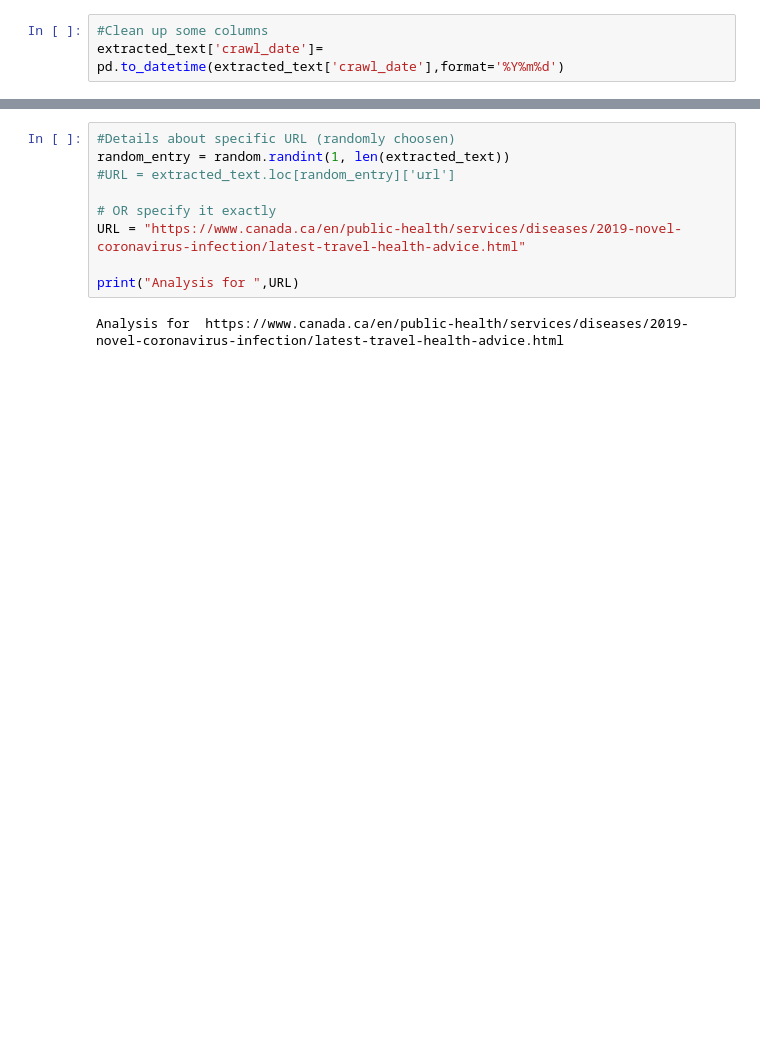
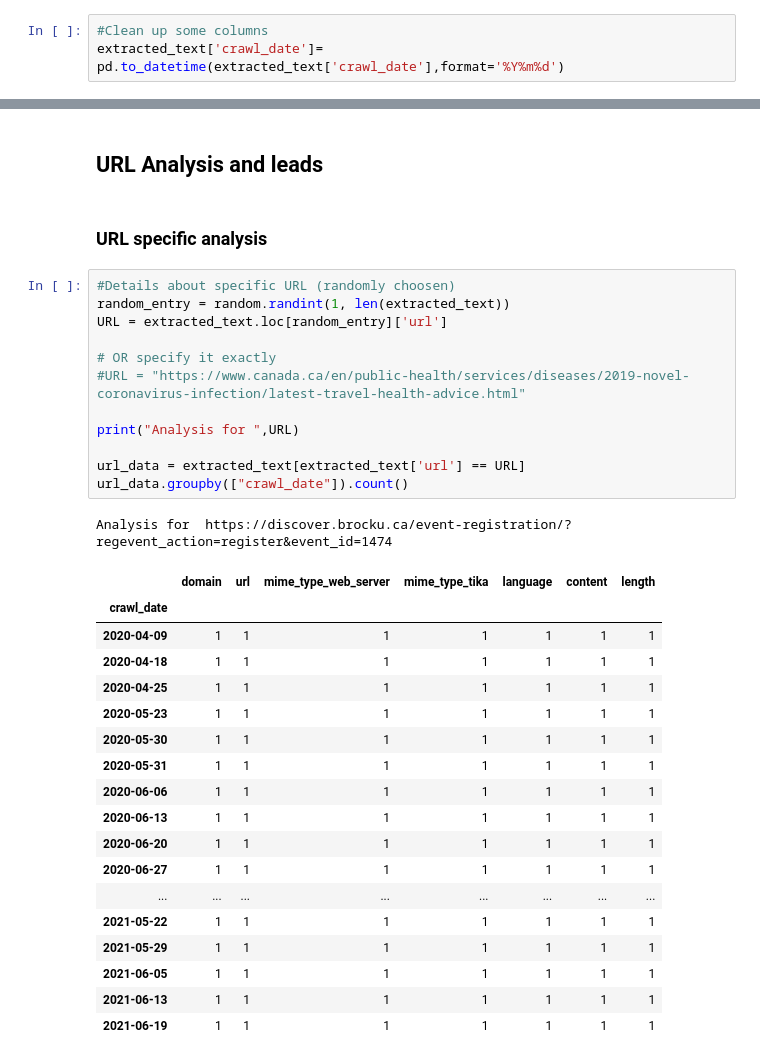
Before and after one commit to BrockDSL/ARCH_Data_Explore, a Jupyter notebook: Hackfest_Kickoff.ipynb, the cells around one changed output, grey strips where cells are left out. Cells and saved outputs as stored; diff of their text form; blank space fills up the shorter version.

Commit message:
domain and URL demos completed

```diff
--- a/Hackfest_Kickoff.ipynb
+++ b/Hackfest_Kickoff.ipynb
@@ -115,11 +151,36 @@ extracted_text['domain'].value_counts()
+# %% [markdown]
+## URL Analysis and leads
+# %% [markdown]
+### URL specific analysis
 # %%
 #Details about specific URL (randomly choosen)
 random_entry = random.randint(1, len(extracted_text))
-#URL = extracted_text.loc[random_entry]['url']
+URL = extracted_text.loc[random_entry]['url']
 
 # OR specify it exactly
-URL = "https://www.canada.ca/en/public-health/services/diseases/2019-novel-coronavirus-infection/latest-travel-health-advice.html"
+#URL = "https://www.canada.ca/en/public-health/services/diseases/2019-novel-coronavirus-infection/latest-travel-health-advice.html"
 
 print("Analysis for ",URL)
+
+url_data = extracted_text[extracted_text['url'] == URL]
+url_data.groupby(["crawl_date"]).count()
 # %% [output]
-Analysis for  https://www.canada.ca/en/public-health/services/diseases/2019-novel-coronavirus-infection/latest-travel-health-advice.html
+Analysis for  https://discover.brocku.ca/event-registration/?regevent_action=register&event_id=1474
+|  | domain | url | mime_type_web_server | mime_type_tika | language | content | length |
+| crawl_date |  |  |  |  |  |  |  |
+| 2020-04-09 | 1 | 1 | 1 | 1 | 1 | 1 | 1 |
+| 2020-04-18 | 1 | 1 | 1 | 1 | 1 | 1 | 1 |
+| 2020-04-25 | 1 | 1 | 1 | 1 | 1 | 1 | 1 |
+| 2020-05-23 | 1 | 1 | 1 | 1 | 1 | 1 | 1 |
+| 2020-05-30 | 1 | 1 | 1 | 1 | 1 | 1 | 1 |
+| 2020-05-31 | 1 | 1 | 1 | 1 | 1 | 1 | 1 |
+| 2020-06-06 | 1 | 1 | 1 | 1 | 1 | 1 | 1 |
+| 2020-06-13 | 1 | 1 | 1 | 1 | 1 | 1 | 1 |
+| 2020-06-20 | 1 | 1 | 1 | 1 | 1 | 1 | 1 |
+| 2020-06-27 | 1 | 1 | 1 | 1 | 1 | 1 | 1 |
+| ... | ... | ... | ... | ... | ... | ... | ... |
+| 2021-05-22 | 1 | 1 | 1 | 1 | 1 | 1 | 1 |
+| 2021-05-29 | 1 | 1 | 1 | 1 | 1 | 1 | 1 |
+| 2021-06-05 | 1 | 1 | 1 | 1 | 1 | 1 | 1 |
+| 2021-06-13 | 1 | 1 | 1 | 1 | 1 | 1 | 1 |
+| 2021-06-19 | 1 | 1 | 1 | 1 | 1 | 1 | 1 |
```
Also changed, not shown: parts of 17 cells of this notebook.
